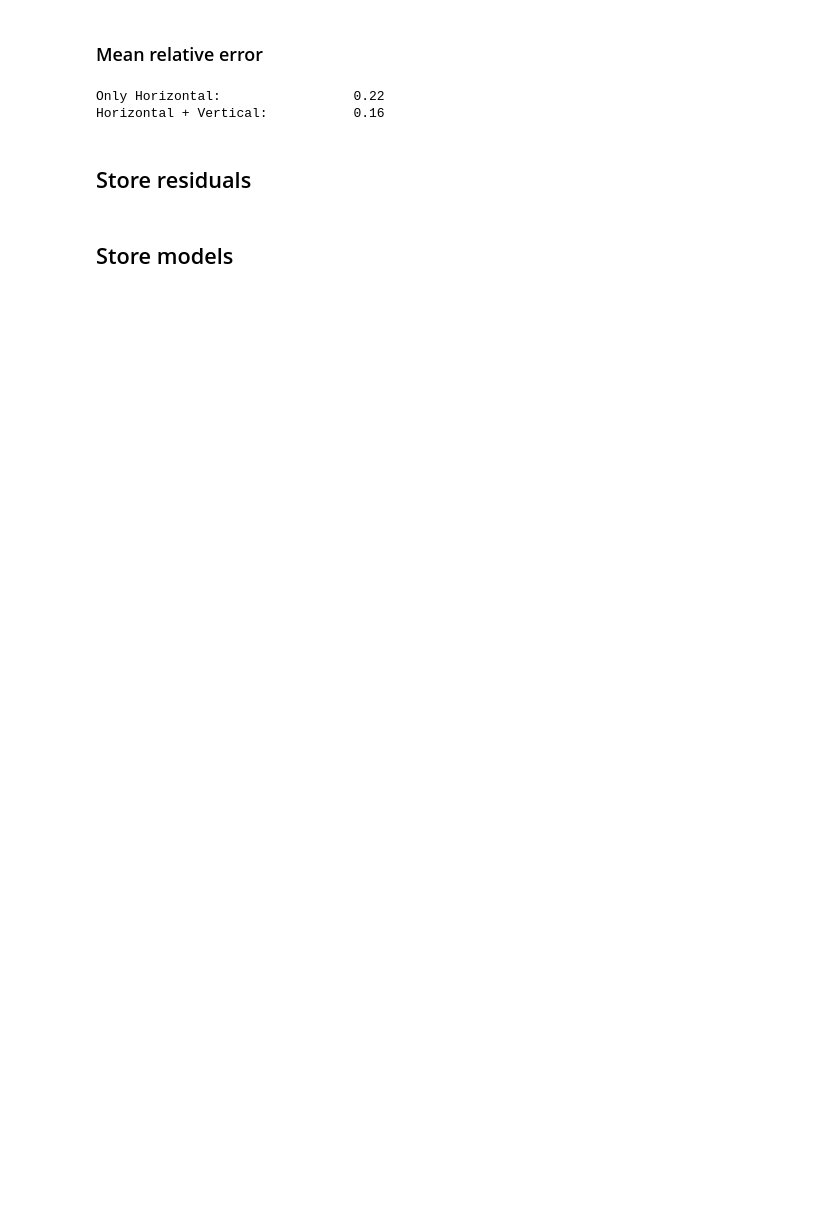
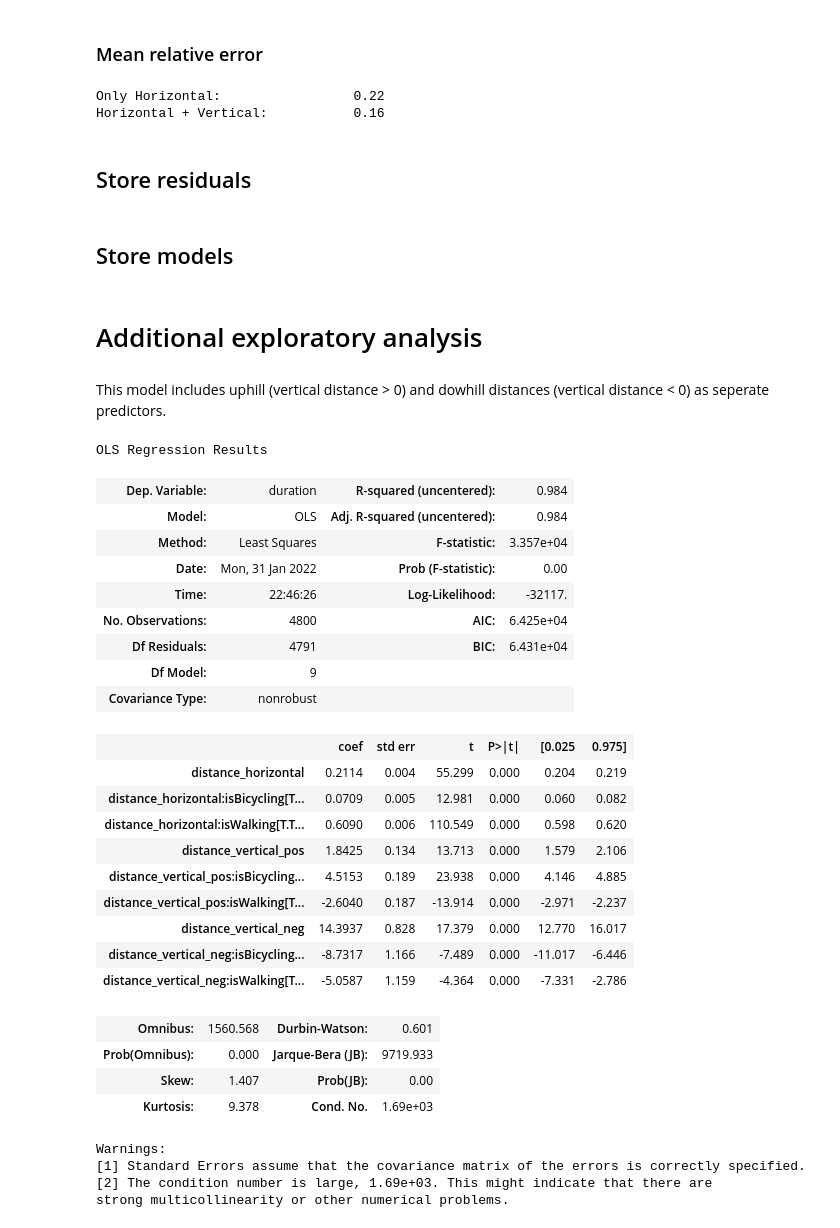
Before and after one commit to JDihlmann/isomap, a Jupyter notebook: 04_RegressionAnalyisis.ipynb, the cells around one changed output. Cells and saved outputs as stored; diff of their text form; code cells hidden in the pictures; blank space fills up the shorter version.

Commit message:
Feat: add extended model

```diff
--- a/04_RegressionAnalyisis.ipynb
+++ b/04_RegressionAnalyisis.ipynb
@@ -173,3 +171,42 @@ df.to_csv('data/combined_data_residuals.csv')
 # %%
 fit_horiz.save("models/fit_horiz.pickle")
 fit_combi_abs.save("models/fit_combi_abs.pickle")
+# %% [markdown]
+# Additional exploratory analysis
+# %% [markdown]
+This model includes uphill (vertical distance > 0) and dowhill distances (vertical distance < 0) as seperate predictors.
+# %%
+# create and fit
+model_combi_extended = smf.ols(formula='duration ~ distance_horizontal + distance_horizontal:isBicycling + distance_horizontal:isWalking + distance_vertical_pos + distance_vertical_pos:isBicycling + distance_vertical_pos:isWalking + distance_vertical_neg + distance_vertical_neg:isBicycling + distance_vertical_neg:isWalking - 1', data=df)
+fit_combi_extended = model_combi_extended.fit()
+# %%
+fit_combi_extended.summary()
+# %% [output]
+OLS Regression Results
+| Dep. Variable: | duration | R-squared (uncentered): | 0.984 |
+| Model: | OLS | Adj. R-squared (uncentered): | 0.984 |
+| Method: | Least Squares | F-statistic: | 3.357e+04 |
+| Date: | Mon, 31 Jan 2022 | Prob (F-statistic): | 0.00 |
+| Time: | 22:46:26 | Log-Likelihood: | -32117. |
+| No. Observations: | 4800 | AIC: | 6.425e+04 |
+| Df Residuals: | 4791 | BIC: | 6.431e+04 |
+| Df Model: | 9 |  |  |
+| Covariance Type: | nonrobust |  |  |
+|  | coef | std err | t | P>|t| | [0.025 | 0.975] |
+| distance_horizontal | 0.2114 | 0.004 | 55.299 | 0.000 | 0.204 | 0.219 |
+| distance_horizontal:isBicycling[T... | 0.0709 | 0.005 | 12.981 | 0.000 | 0.060 | 0.082 |
+| distance_horizontal:isWalking[T.T... | 0.6090 | 0.006 | 110.549 | 0.000 | 0.598 | 0.620 |
+| distance_vertical_pos | 1.8425 | 0.134 | 13.713 | 0.000 | 1.579 | 2.106 |
+| distance_vertical_pos:isBicycling... | 4.5153 | 0.189 | 23.938 | 0.000 | 4.146 | 4.885 |
+| distance_vertical_pos:isWalking[T... | -2.6040 | 0.187 | -13.914 | 0.000 | -2.971 | -2.237 |
+| distance_vertical_neg | 14.3937 | 0.828 | 17.379 | 0.000 | 12.770 | 16.017 |
+| distance_vertical_neg:isBicycling... | -8.7317 | 1.166 | -7.489 | 0.000 | -11.017 | -6.446 |
+| distance_vertical_neg:isWalking[T... | -5.0587 | 1.159 | -4.364 | 0.000 | -7.331 | -2.786 |
+| Omnibus: | 1560.568 | Durbin-Watson: | 0.601 |
+| Prob(Omnibus): | 0.000 | Jarque-Bera (JB): | 9719.933 |
+| Skew: | 1.407 | Prob(JB): | 0.00 |
+| Kurtosis: | 9.378 | Cond. No. | 1.69e+03 |
+Warnings:
+[1] Standard Errors assume that the covariance matrix of the errors is correctly specified.
+[2] The condition number is large, 1.69e+03. This might indicate that there are
+strong multicollinearity or other numerical problems.
```
Also changed, not shown: parts of 6 cells of this notebook, 8 other files.
